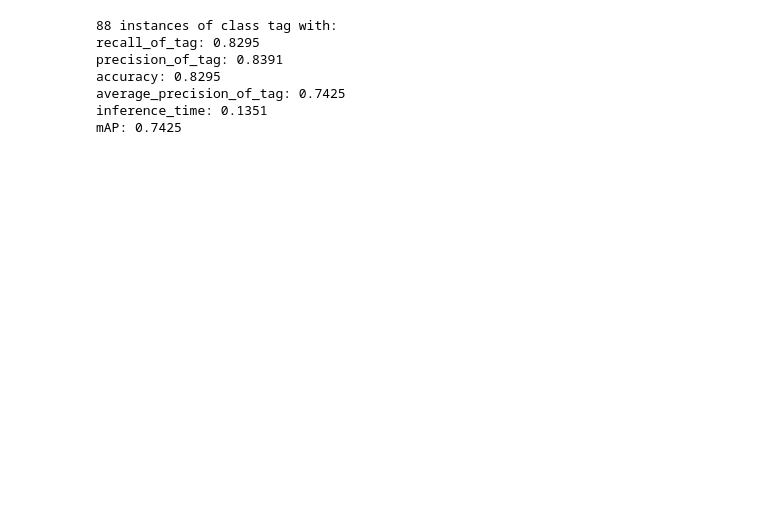
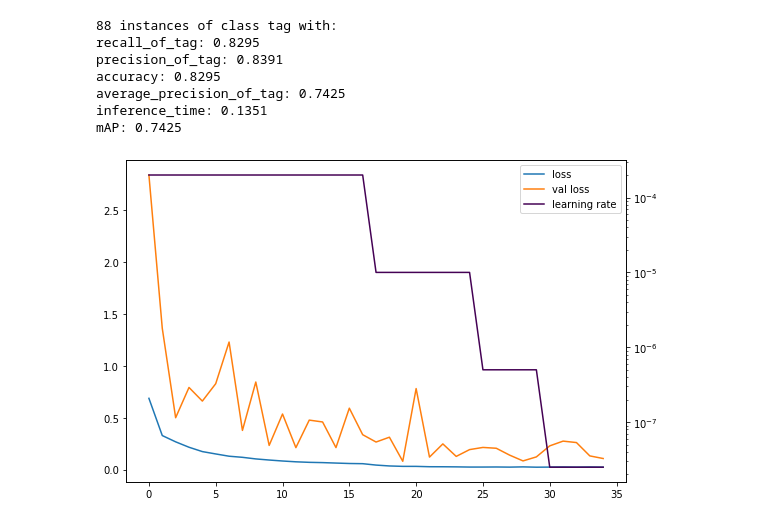
Before and after one commit to amirhosein-prdv/keras-RetinaNet-mobileNet, a Jupyter notebook: AP_evalulation.ipynb, the cells around one changed output. Saved outputs shown, nothing was run; the diff lists cells and outputs as text; code cells hidden in the pictures; blank space fills up the shorter version.

```diff
--- a/AP_evalulation.ipynb
+++ b/AP_evalulation.ipynb
@@ -132,3 +201,34 @@ labels_to_names = {0: 'tag'}
 output_path = "D:\Amirhosein\Object_Detection\keras-retinanet-mobilenet"
 for image_path in t(img_test[3:4]):
     tag_search_retinanet(image_path, output_path)
+# %%
+import matplotlib.pyplot as plt
+import pickle
+import os
+
+dir = 'D:\Amirhosein\Object_Detection\\tag-detection-RetinaNet\\tag-detection-retinanet_MobileNet\snapshots\mobilenet_a1_s8_rdc2'
+# dir = 'D:\Amirhosein\Object_Detection\\tag-detection-RetinaNet\\tag-detection-retinanet_MobileNet\snapshots\\0.02950\mobilenet_a1_s8_rdc2'
+
+with open(os.path.join(dir,"train.p"), 'rb') as f:
+    history = pickle.load(f)
+# %%
+fig, host = plt.subplots(figsize=(8,5)) # (width, height) in inches
+
+par1 = host.twinx()
+
+p0, = host.plot(history["loss"], label="loss")
+p1, = host.plot(history["val_loss"], label="val loss")
+
+p2, = par1.semilogy(history["lr"], label="learning rate", color=plt.cm.viridis(0))
+
+lns = [p0, p1, p2]
+host.legend(handles=lns, loc='best')
+
+
+host.yaxis.label.set_color(p1.get_color())
+par1.yaxis.label.set_color(p2.get_color())
+
+# Adjust spacings w.r.t. figsize
+fig.tight_layout()
+# %% [output]
+[figure, added]
```
Also changed, not shown: parts of 12 cells of this notebook, 24 other files.
